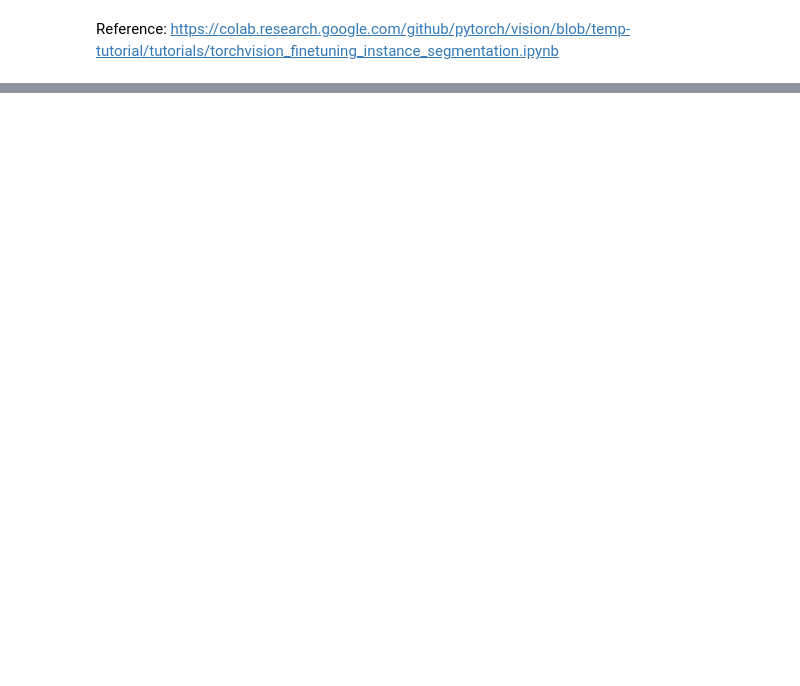
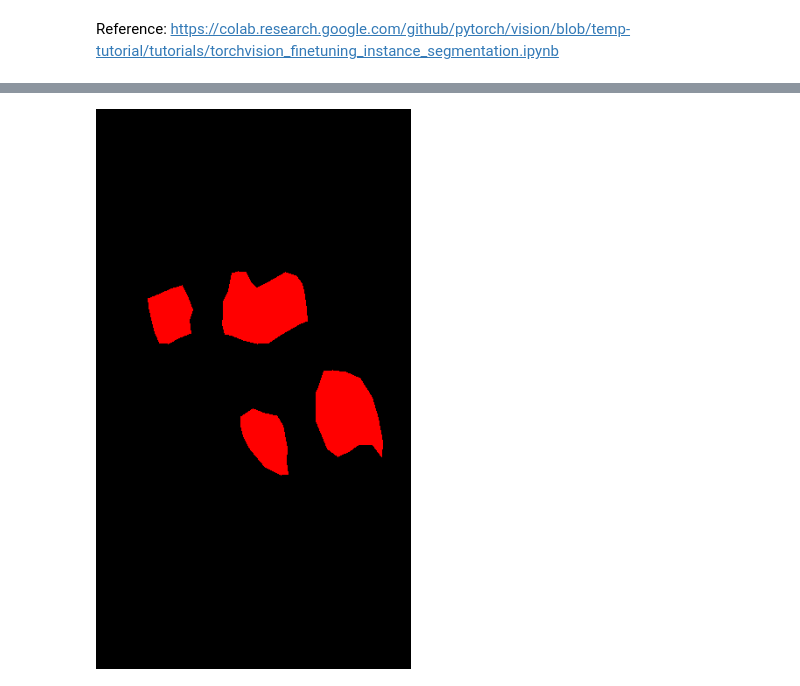
Before and after one commit to TienLungSun/PyTorch-deep-learning, a Jupyter notebook: 8.3 FasterRCNN fine tune.ipynb, the cells around one changed output, grey strips where cells are left out. Cells and saved outputs as stored; diff of their text form; code cells hidden in the pictures; blank space fills up the shorter version.

```diff
--- a/8.3 FasterRCNN fine tune.ipynb
+++ b/8.3 FasterRCNN fine tune.ipynb
@@ -137,0 +48,14 @@ writer.close()
+# %%
+# take a look at one mask
+mask = Image.open('/content/gdrive/MyDrive/Object Detection Image Folder/mask/0001.png')
+# Each mask instance has a different color,0~N, where N is the number of instances.
+# In order to visualzie, we add a color palette to the mask.
+mask.putpalette([
+    0, 0, 0, # black background
+    255, 0, 0, # index 1 is red
+    255, 255, 0, # index 2 is yellow
+    255, 153, 0, # index 3 is orange
+])
+mask
+# %% [output]
+[figure, added]
```
Also changed, not shown: parts of 25 cells of this notebook.
